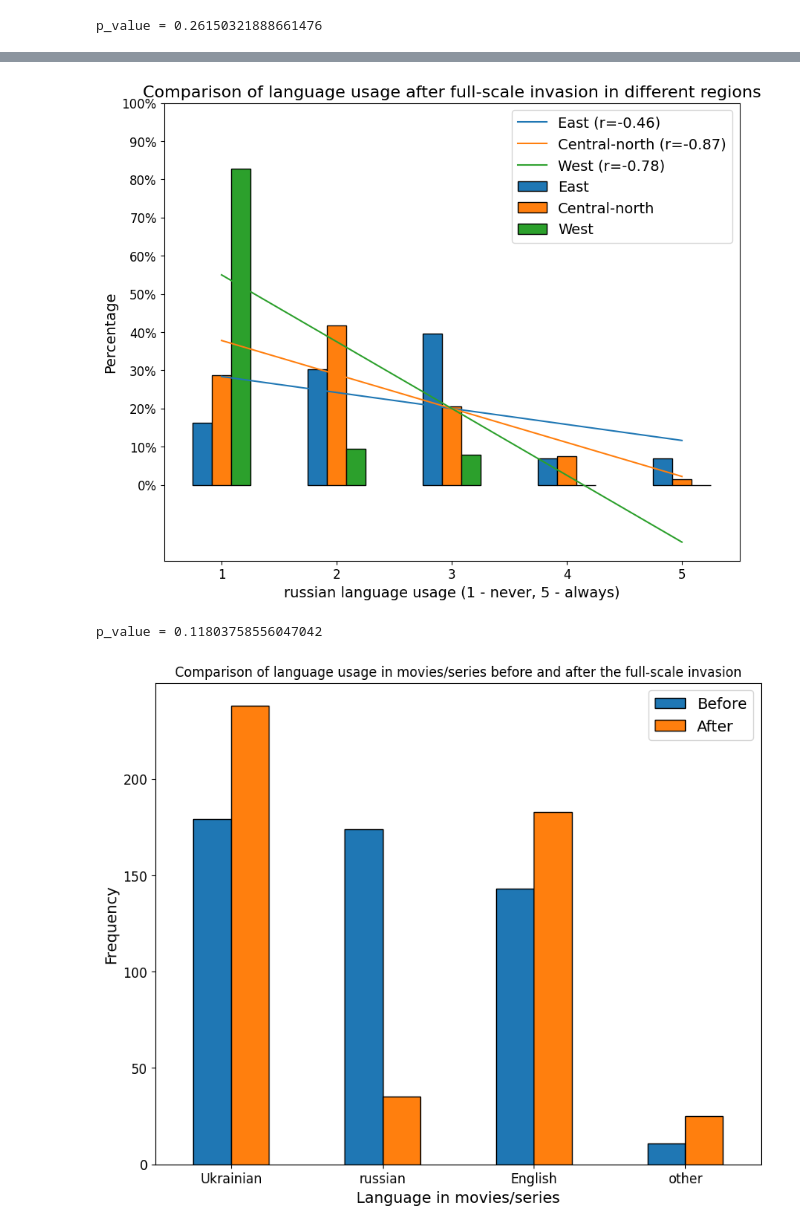
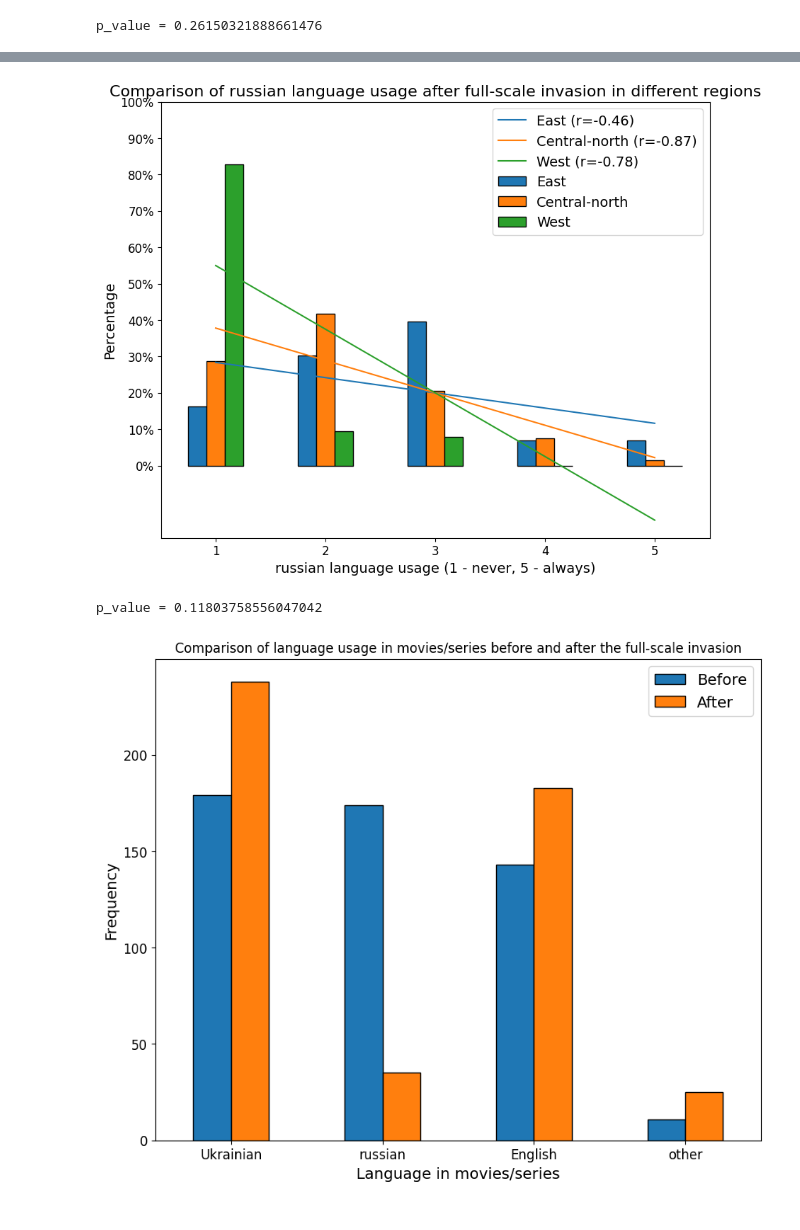
Before and after one commit to artemka169/statistic-and-probability-sem-2, a Jupyter notebook: main.ipynb, the cells around one changed output, grey strips where cells are left out. Saved outputs shown, nothing was run; the diff lists cells and outputs as text; code cells hidden in the pictures.

```diff
--- a/main.ipynb
+++ b/main.ipynb
@@ -478,35 +478,35 @@ compare_df["West"] /= len(df_west)
 fig, ax = plt.subplots(figsize=(10, 8))
 bar_colors = ['C0', 'C1', 'C2']
 edge_color = 'black'
 x_label = 'russian language usage (1 - never, 5 - always)'
 y_label = 'Percentage'
-title = 'Comparison of language usage after full-scale invasion in different regions'
+title = 'Comparison of russian language usage after full-scale invasion in different regions'
 tick_label_font_size = 12
 
 compare_df.plot(kind='bar', ax=ax, color=bar_colors, edgecolor=edge_color)
 
 x = np.arange(len(compare_df.index))
 for i, column in enumerate(compare_df.columns):
     y = compare_df[column].values
     slope, intercept, r_value, p_value, std_err = stats.linregress(x, y)
     ax.plot(x, slope * x + intercept, label='{} (r={:.2f})'.format(column, r_value))
 
 ax.set_xlabel(x_label, fontsize=14)
 ax.set_ylabel(y_label, fontsize=14)
 ax.set_title(title, fontsize=16)
 
 ax.set_xticks(x)
 ax.set_xticklabels(compare_df.index, fontsize=tick_label_font_size, rotation=0)
 ax.set_yticks(np.arange(0, 1.1, 0.1))
 ax.set_yticklabels(['{:.0f}%'.format(y * 100) for y in np.arange(0, 1.1, 0.1)], fontsize=tick_label_font_size)
 ax.legend(fontsize=14)
 
 plt.savefig(os.path.join(abs_path, "plots/regions_language_after.png"), transparent=True)
 plt.show()
 
 print("p_value =", p_value)
 # %% [output]
-[figure, old version]
+[figure, new version]
 p_value = 0.11803758556047042
 # %%
 # plot for languages in movies before and after
```
Also changed, not shown: parts of 6 cells of this notebook, 8 other files.
